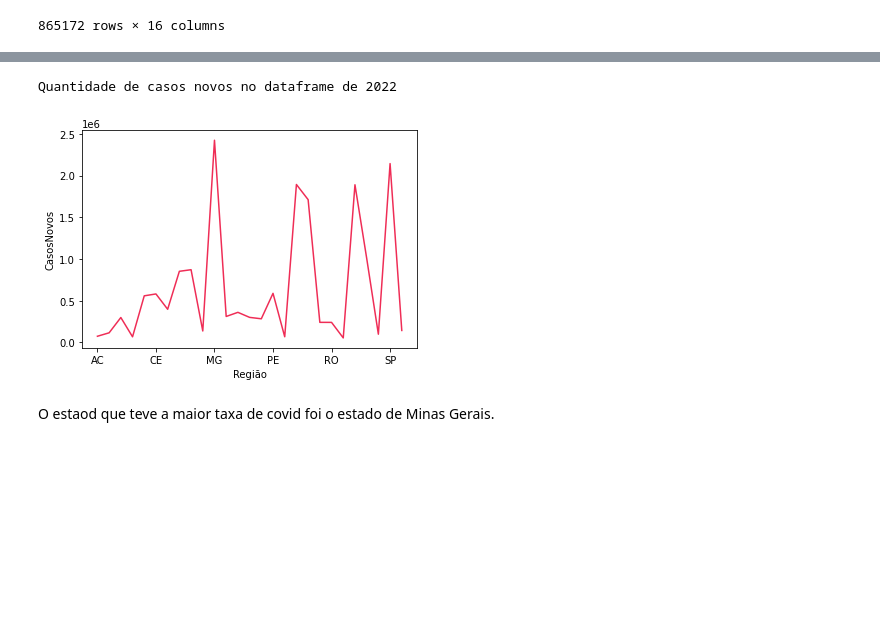
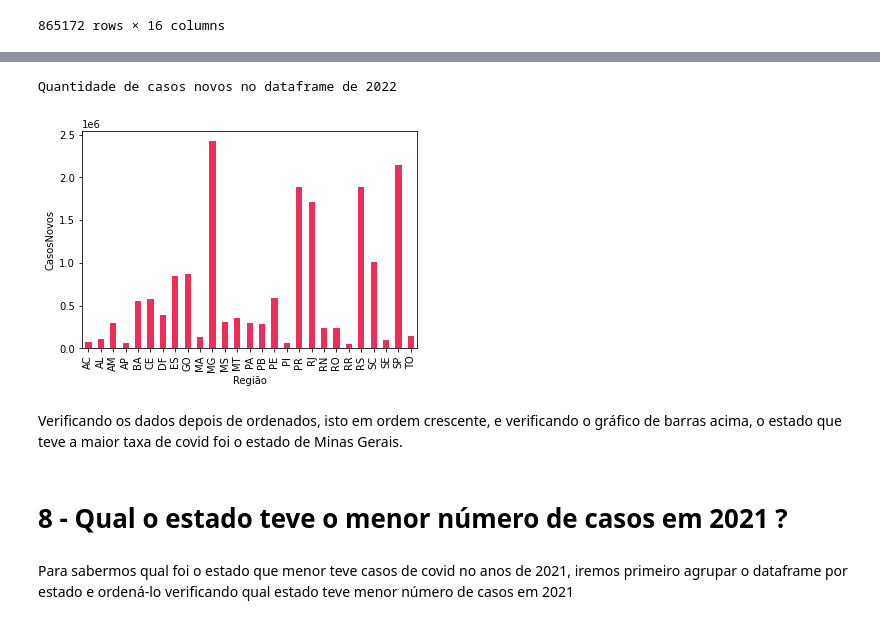
Before and after one commit to GabriellMiranda/TP-Dados-Analise-de-dados-de-covid, a Jupyter notebook: Trabalho_de_Dados.ipynb, the cells around one changed output, grey strips where cells are left out. Cells and saved outputs as stored; diff of their text form; code cells hidden in the pictures; blank space fills up the shorter version.

Commit message:
Análise exploratória dos dados de covid,  aliado a plots de gráficos

```diff
--- a/Trabalho_de_Dados.ipynb
+++ b/Trabalho_de_Dados.ipynb
@@ -692,13 +693,17 @@ MG    2423032
 Name: casosNovos, dtype: int64
 # %%
 estadosAgrupados = RegioesBrasil2022.groupby('estado')
-estadosAgrupados.sum()['casosNovos'].plot(c='#EF2D56')
+estadosAgrupados.sum()['casosNovos'].plot(kind='bar', color='#EF2D56')
 plt.ylabel('CasosNovos')
 plt.xlabel('Região')
 print("Quantidade de casos novos no dataframe de 2022")
 plt.show()
 # %% [output]
 Quantidade de casos novos no dataframe de 2022
-[figure, old version]
+[figure, new version]
 # %% [markdown]
-O estaod que teve a maior taxa de covid foi o estado de Minas Gerais.
+Verificando os dados depois de ordenados, isto em ordem crescente, e verificando o gráfico de barras acima, o estado que teve a maior taxa de covid foi o estado de Minas Gerais.
+# %% [markdown]
+# 8 - Qual o estado teve o menor número de casos em 2021 ?
+# %% [markdown]
+Para sabermos qual foi o estado que menor teve casos de covid no anos de 2021, iremos primeiro agrupar o dataframe por estado e ordená-lo verificando qual estado teve menor número de casos em 2021
```
Also changed, not shown: parts of 19 cells of this notebook.
